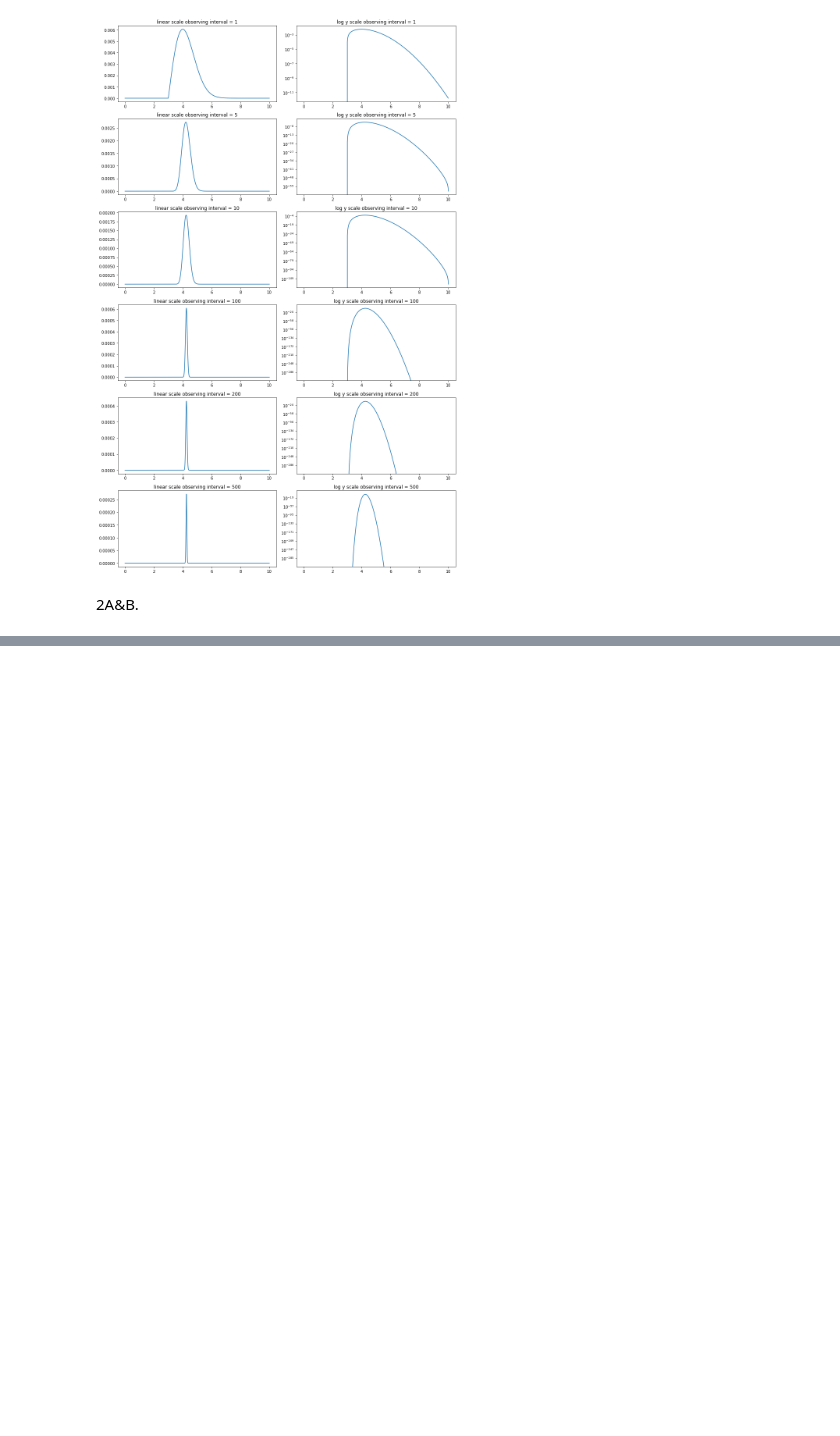
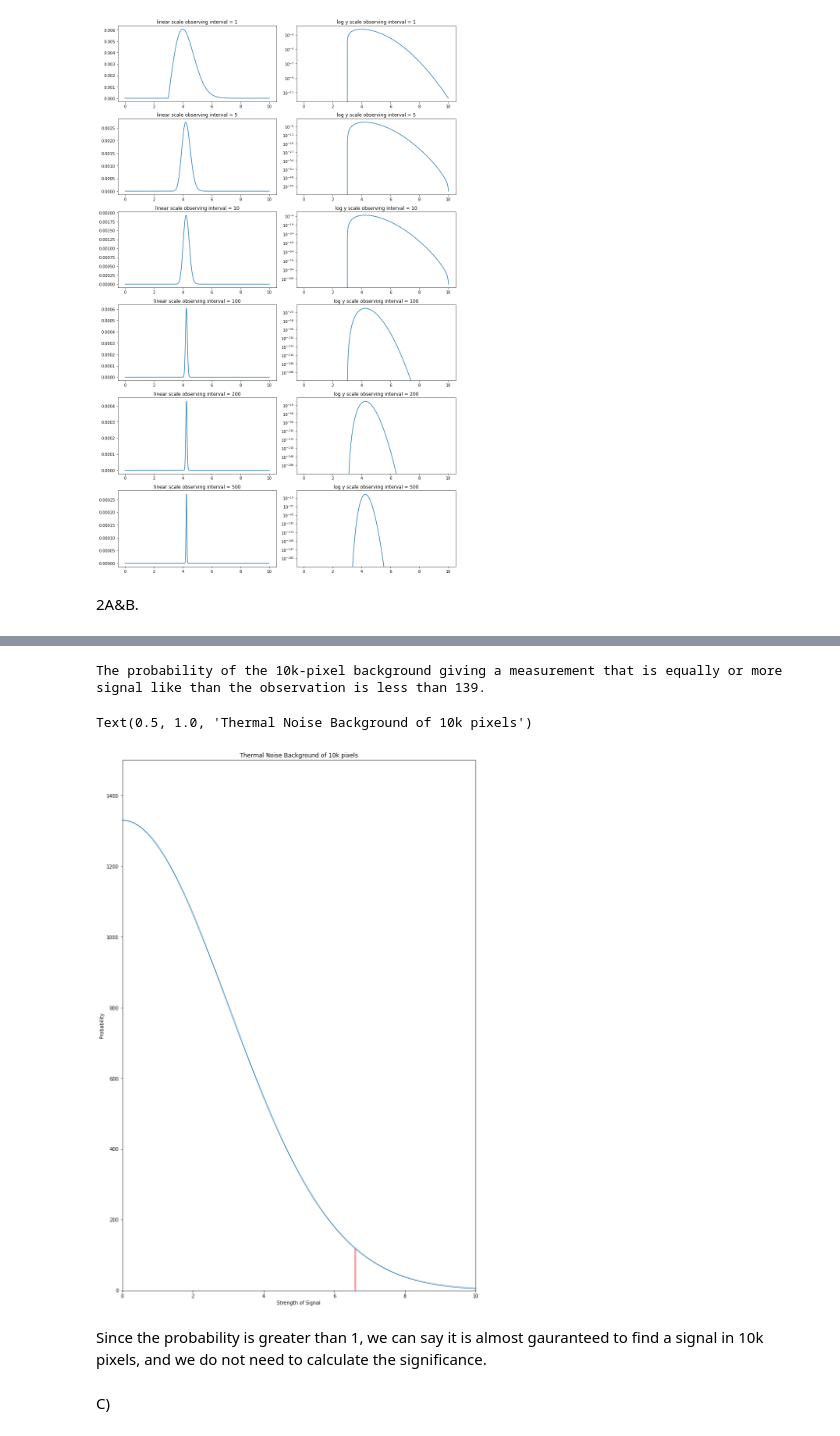
Before and after one commit to Noam-91/Advanced-Data-Analysis-Techniques-for-Large-Datasets, a Jupyter notebook: Lab#2.ipynb, the cells around one changed output, grey strips where cells are left out. Cells and saved outputs as stored; diff of their text form; code cells hidden in the pictures; blank space fills up the shorter version.

```diff
--- a/Lab#2.ipynb
+++ b/Lab#2.ipynb
@@ -184,0 +207,23 @@ print(stats.norm.var(loc=0,scale=.1))
+# %%
+prob_10k = prob*10000
+print("The probability of the 10k-pixel background giving a measurement that is equally or more signal like than the observation is less than %.3g." %prob_10k)
+# %% [output]
+The probability of the 10k-pixel background giving a measurement that is equally or more signal like than the observation is less than 139.
+# %%
+xrange = np.linspace(0,10,1001)
+pdf = stats.norm.pdf(xrange,scale=X)*10000
+fig, ax = plt.subplots(1, 1)
+ax.plot(xrange,pdf)
+ax.vlines(x=Y,ymin=0,ymax=stats.norm.pdf(Y,scale=X)*10000,color='r')
+plt.xlim([0,10])
+plt.ylim([0,.15*10000])
+plt.xlabel("Strength of Signal")
+plt.ylabel("Probability")
+plt.title("Thermal Noise Background of 10k pixels")
+# %% [output]
+Text(0.5, 1.0, 'Thermal Noise Background of 10k pixels')
+[figure, added]
+# %% [markdown]
+Since the probability is greater than 1, we can say it is almost gauranteed to find a signal in 10k pixels, and we do not need to calculate the significance.
+# %% [markdown]
+C)
```
Also changed, not shown: parts of 53 cells of this notebook.
